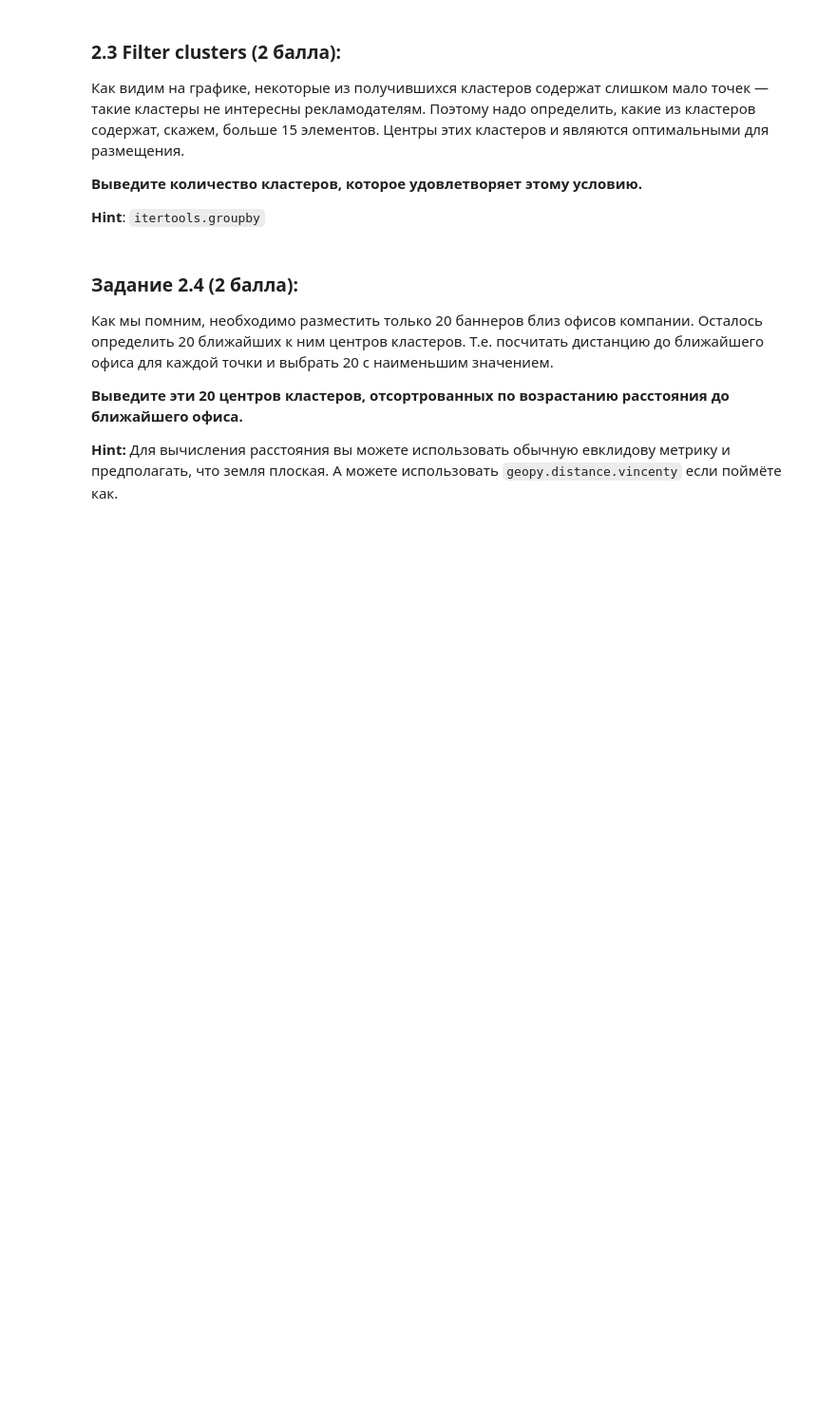
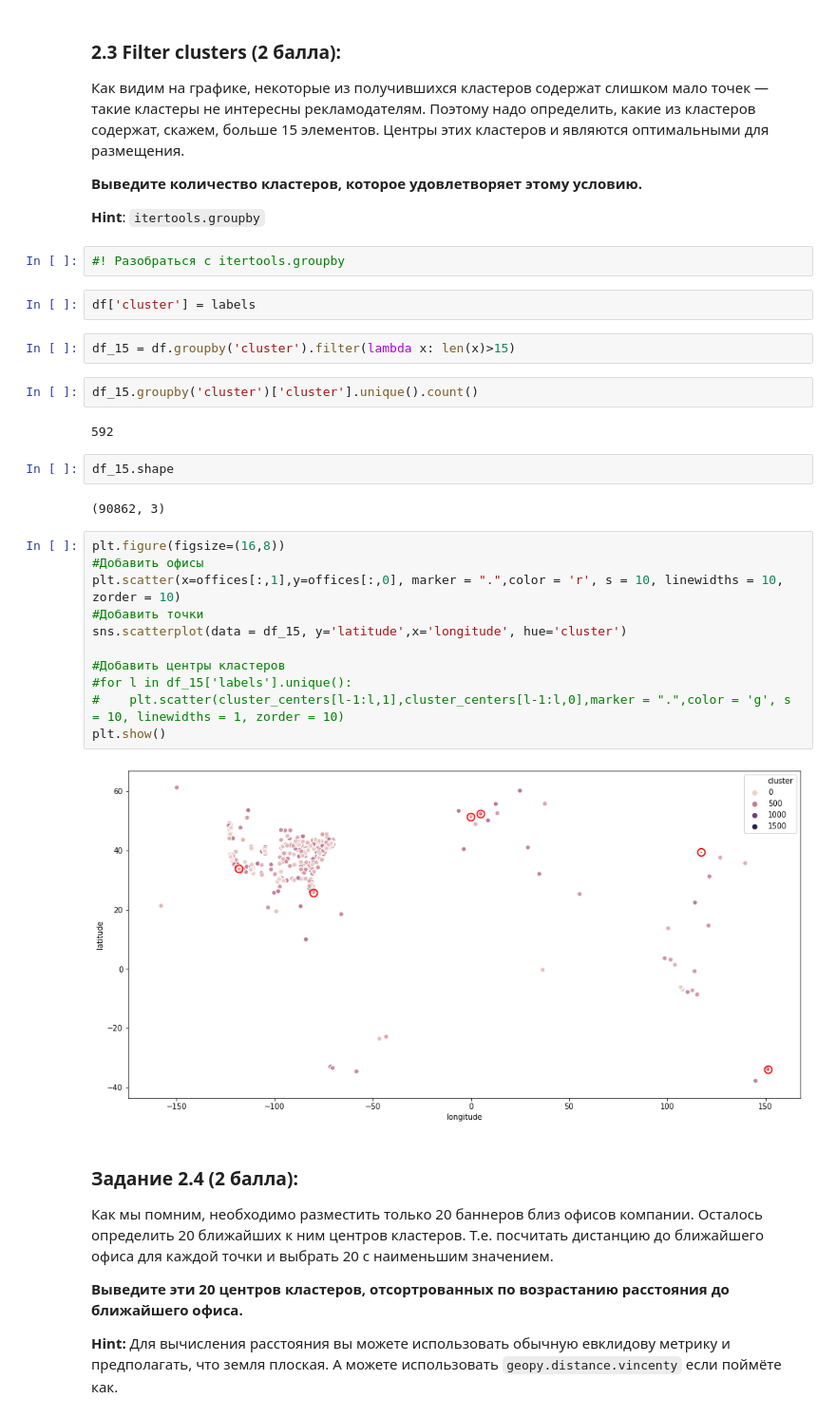
Before and after one commit to D7nis/Course-ML-Classic, a Jupyter notebook: Practice/2. Кластеризация. Kmeans/02-02-clustering_DDA.ipynb, the cells around one changed output. Shown at 95% size. Cells and saved outputs as stored; diff of their text form; blank space fills up the shorter version.

```diff
--- a/Practice/2. Кластеризация. Kmeans/02-02-clustering_DDA.ipynb
+++ b/Practice/2. Кластеризация. Kmeans/02-02-clustering_DDA.ipynb
@@ -179,6 +119,33 @@ len(cluster_centers)
 **Выведите количество кластеров, которое удовлетворяет этому условию.**
 
 **Hint**: `itertools.groupby`
+# %%
+#! Разобраться с itertools.groupby
+# %%
+df['cluster'] = labels
+# %%
+df_15 = df.groupby('cluster').filter(lambda x: len(x)>15)
+# %%
+df_15.groupby('cluster')['cluster'].unique().count()
+# %% [output]
+592
+# %%
+df_15.shape
+# %% [output]
+(90862, 3)
+# %%
+plt.figure(figsize=(16,8))
+#Добавить офисы
+plt.scatter(x=offices[:,1],y=offices[:,0], marker = ".",color = 'r', s = 10, linewidths = 10, zorder = 10)
+#Добавить точки
+sns.scatterplot(data = df_15, y='latitude',x='longitude', hue='cluster')
+
+#Добавить центры кластеров
+#for l in df_15['labels'].unique():
+#    plt.scatter(cluster_centers[l-1:l,1],cluster_centers[l-1:l,0],marker = ".",color = 'g', s = 10, linewidths = 1, zorder = 10)
+plt.show()
+# %% [output]
+[figure, added]
 # %% [markdown]
 ###  Задание 2.4 (2 балла):
 Как мы помним, необходимо разместить только 20 баннеров близ офисов компании. Осталось определить 20 ближайших к ним центров кластеров. Т.е. посчитать дистанцию до ближайшего офиса для каждой точки и выбрать 20 с наименьшим значением.
```
Also changed, not shown: parts of 21 cells of this notebook.
